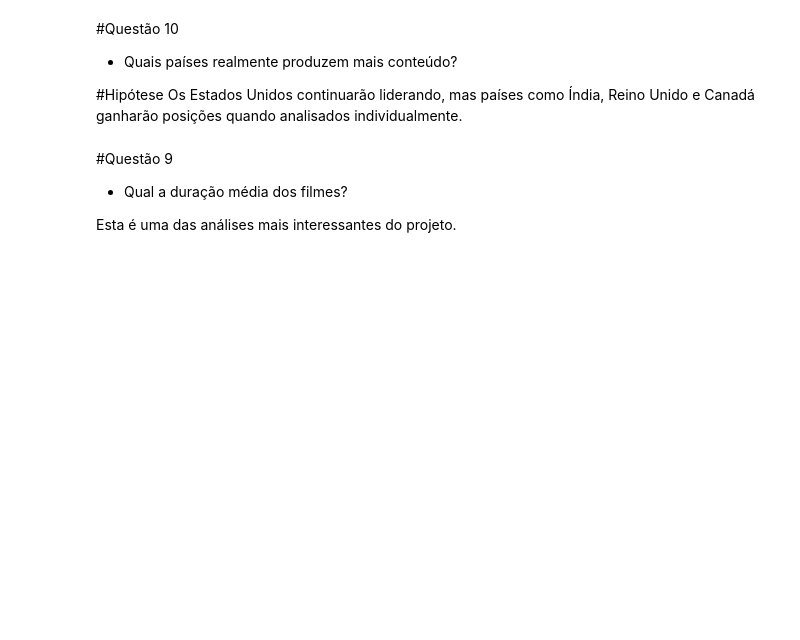
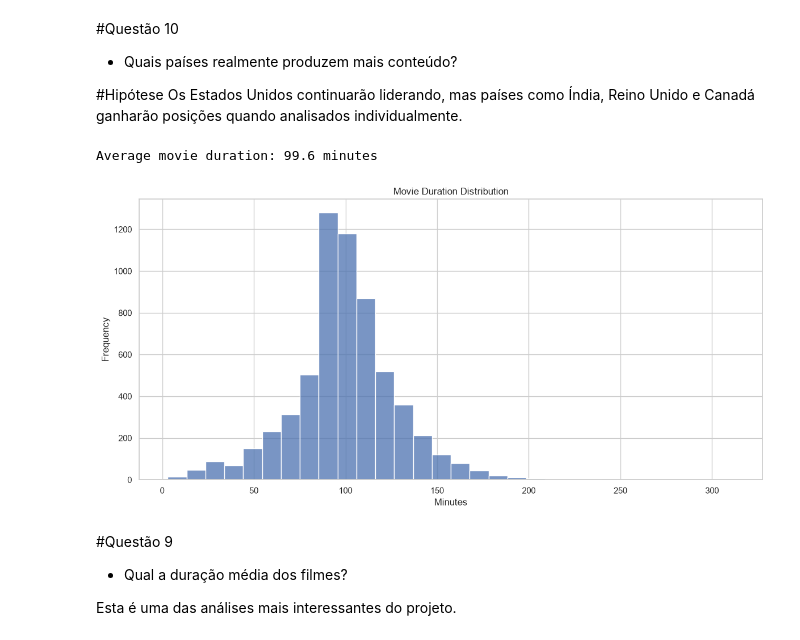
Before and after one commit to RC-Furlan/netflix-eda, a Jupyter notebook: notebooks/05_business_questions.ipynb, the cells around one changed output. Cells and saved outputs as stored; diff of their text form; code cells hidden in the pictures; blank space fills up the shorter version.

```diff
--- a/notebooks/05_business_questions.ipynb
+++ b/notebooks/05_business_questions.ipynb
@@ -96,9 +96,20 @@ movies = (
 )
 
 #Extrair minutos
+movies["duration_minutes"] = pd.to_numeric(
+    movies["duration"]
+    .str.replace(
+        " min",
+        "",
+        regex=False
+    ),
+    errors="coerce"
+)
+
+movies = movies.dropna(subset=["duration_minutes"])
+
 movies["duration_minutes"] = (
-    movies["duration"]
-    .str.replace(" min", "", regex=False)
+    movies["duration_minutes"]
     .astype(int)
 )
 
@@ -111,33 +122,36 @@ movies[
 movies["duration_minutes"].describe()
 
 #Média
 average_duration = movies["duration_minutes"].mean()
 
 print(f"Average movie duration: {average_duration:.1f} minutes")
 
 #Gráfico
 plt.figure(figsize=(12,6))
 
 sns.histplot(
     movies["duration_minutes"],
     bins=30
 )
 
 plt.title("Movie Duration Distribution")
 
 plt.xlabel("Minutes")
 
 plt.ylabel("Frequency")
 
 plt.tight_layout()
 
 plt.savefig(
     "../images/movie_duration_distribution.png",
     dpi=300,
     bbox_inches="tight"
 )
 
 plt.show()
+# %% [output]
+Average movie duration: 99.6 minutes
+[figure, added]
 # %% [markdown]
 #Questão 9
 - Qual a duração média dos filmes?
```
Also changed, not shown: parts of 3 cells of this notebook, 10 other files.
